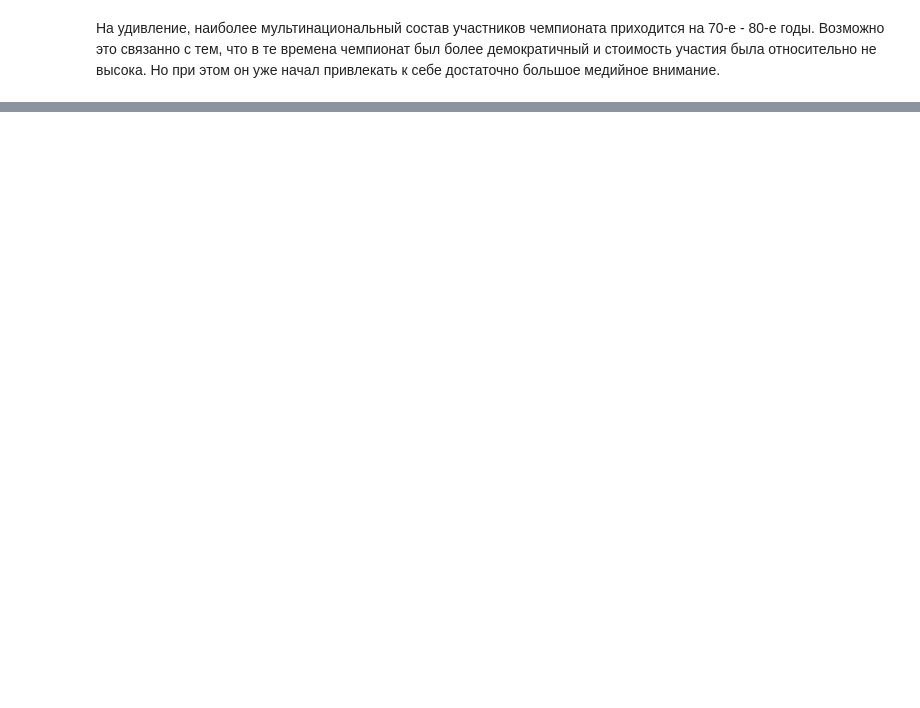
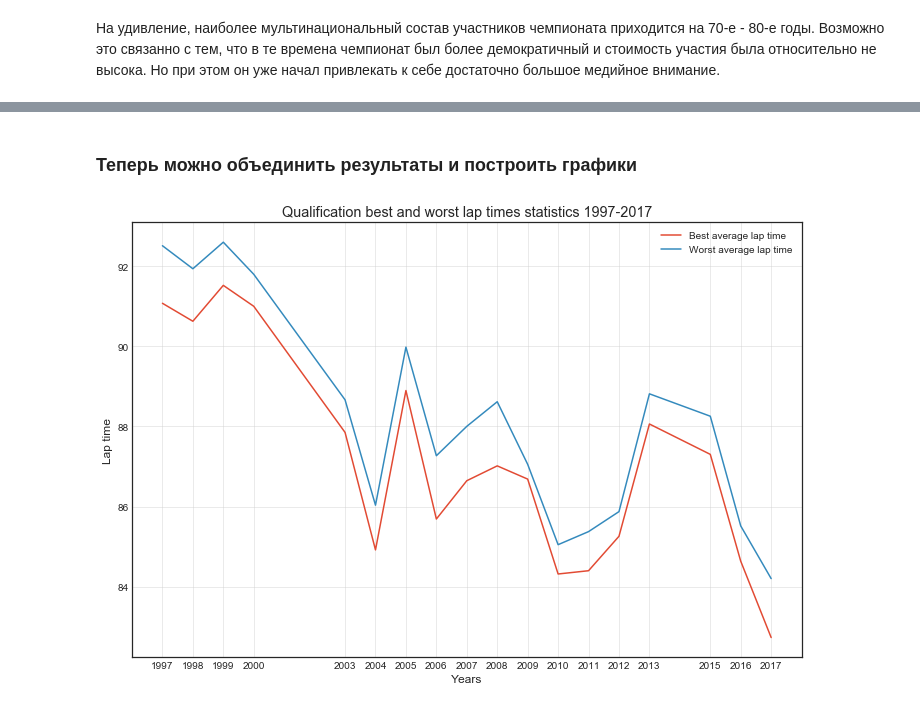
Before and after one commit to AndrewLrrr/otus-python, a Jupyter notebook: hw8/Formula-one-historical-analysis.ipynb, the cells around one changed output, grey strips where cells are left out. Saved outputs shown, nothing was run; the diff lists cells and outputs as text; code cells hidden in the pictures; blank space fills up the shorter version.

Commit message:
Added qualification analysis

```diff
--- a/hw8/Formula-one-historical-analysis.ipynb
+++ b/hw8/Formula-one-historical-analysis.ipynb
@@ -538,0 +555,19 @@ drivers_during_the_season \
+# %%
+def lap_time_to_sec(t):
+    if t:
+        t = t.replace('.', ':')
+        m, s, ms = [float(i) for i in t.split(':')]
+        return (m * 60) + s + (ms / 1000)
+    return t
+# %%
+def filter_slow_results(df, d, key='time'):
+    idx = 0
+    while idx < len(df):
+        prev_time = df.iloc[idx - 1][key]
+        cur_time = df.iloc[idx][key]
+        diff_time = prev_time - cur_time
+        if diff_time > d or diff_time < -d:
+            df = df.drop(df.index[idx])
+            idx += 1
+        idx += 1
+    return df
@@ -538,0 +749,33 @@ drivers_during_the_season \
+# %% [markdown]
+### Теперь можно объединить результаты и построить графики
+# %%
+qual_mean_results_97_17 = qual_best_mean_results_97_17.merge(
+    qual_worst_mean_results_97_17, on='year', how='inner'
+)
+
+fig = plt.figure(figsize=(12,8))
+
+ax = fig.add_subplot(1,1,1)
+major_ticks = qual_mean_results_97_17.as_matrix(columns=['year']).flatten()
+ax.set_xticks(major_ticks)
+ax.grid(which='both')
+ax.grid(which='major', alpha=0.5)
+
+plt.style.use('seaborn-white')
+plt.title('Qualification best and worst lap times statistics 1997-2017')
+plt.xlabel('Years')
+plt.ylabel('Lap time')
+plt.plot(
+    qual_mean_results_97_17['year'],
+    qual_mean_results_97_17['avr_best_time'],
+    label='Best average lap time'
+)
+plt.plot(
+    qual_mean_results_97_17['year'],
+    qual_mean_results_97_17['avr_worst_time'],
+    label='Worst average lap time'
+)
+plt.legend(loc='best');
+plt.show();
+# %% [output]
+[figure, added]
```
Also changed, not shown: parts of 23 cells of this notebook.
